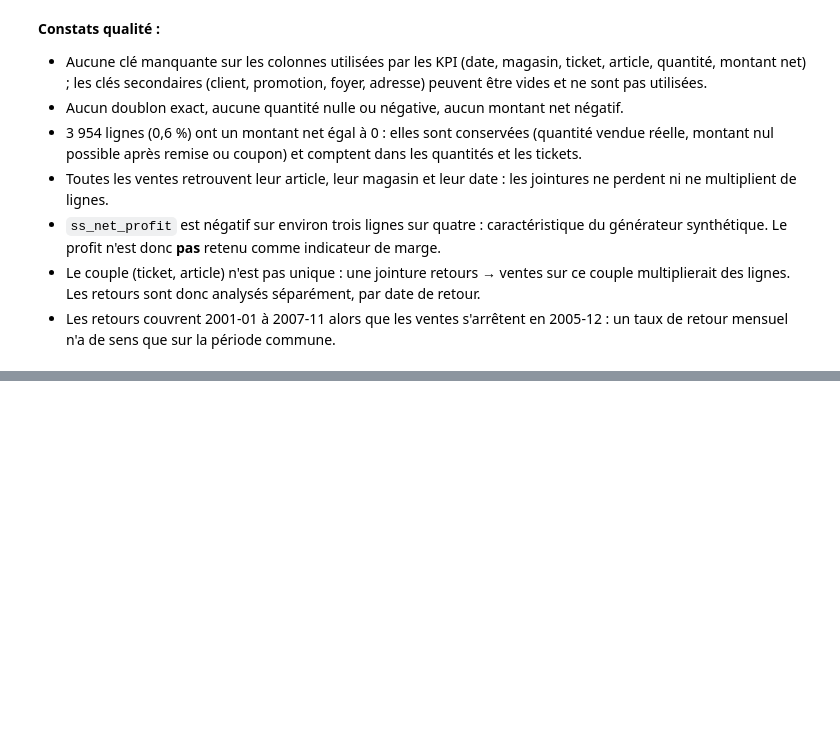
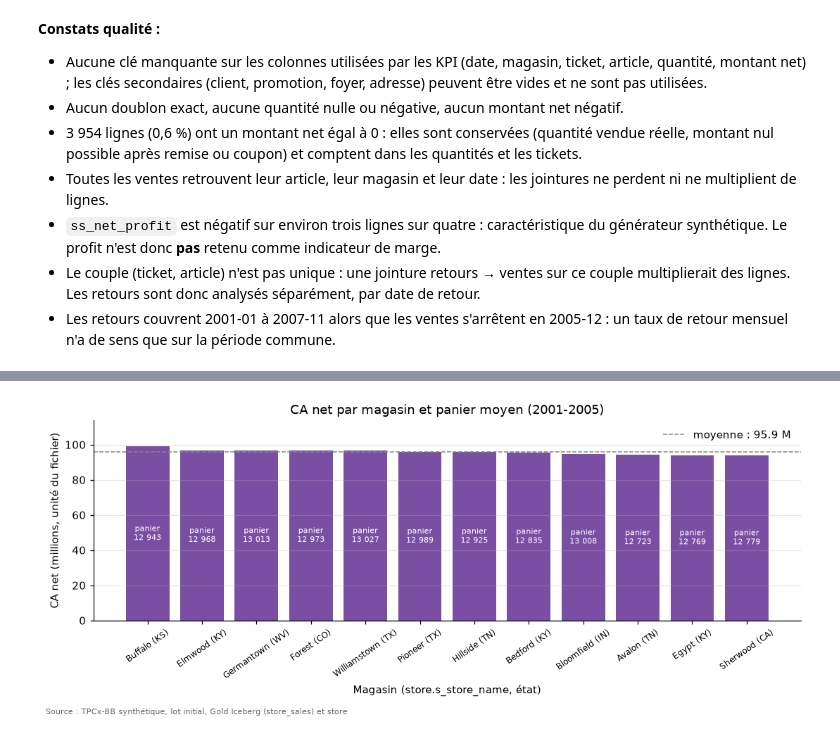
Before and after one commit to waelchaibi/tp_dw_dl, a Jupyter notebook: notebooks/TP4_Retail_Intelligence.ipynb, the cells around one changed output, grey strips where cells are left out. Cells and saved outputs as stored; diff of their text form; code cells hidden in the pictures; blank space fills up the shorter version.

```diff
--- a/notebooks/TP4_Retail_Intelligence.ipynb
+++ b/notebooks/TP4_Retail_Intelligence.ipynb
@@ -492,0 +794,18 @@ Au minimum **2 constats**. Rappel : corrélation ≠ causalité ; les données T
+# %%
+mag = (
+    gold_mensuel.groupBy("s_store_sk", "s_store_name", "s_state")
+    .agg(F.sum("ca_net").alias("ca_net"), F.sum("nb_tickets").alias("tickets"), F.sum("quantite").alias("quantite"))
+    .toPandas()
+)
+ret = (
+    gold_retours.filter(F.col("mois") <= FIN[:7]).groupBy("sr_store_sk")
+    .agg(F.sum("quantite_retournee").alias("quantite_retournee")).toPandas()
+)
+mag = mag.merge(ret, left_on="s_store_sk", right_on="sr_store_sk", how="left").drop(columns="sr_store_sk")
+mag["ca_net"] = mag["ca_net"].astype(float)
+mag["panier_moyen"] = (mag["ca_net"] / mag["tickets"]).round(2)
+mag["part_ca_pct"] = (100 * mag["ca_net"] / mag["ca_net"].sum()).round(2)
+mag["taux_retour_pct"] = (100 * mag["quantite_retournee"] / mag["quantite"]).round(2)
+mag = mag.sort_values("ca_net", ascending=False).reset_index(drop=True)
+mag.to_csv(RES / "co01_comparaison_magasins.csv", index=False)
+mag
@@ -492,0 +826,22 @@ Au minimum **2 constats**. Rappel : corrélation ≠ causalité ; les données T
+# %%
+d = mag.sort_values("ca_net", ascending=False)
+fig, ax = plt.subplots(figsize=(10, 4.2))
+lib = d["s_store_name"] + " (" + d["s_state"] + ")"
+ax.bar(lib, d["ca_net"] / 1e6, color="#7a4fa3")
+moy = d["ca_net"].mean() / 1e6
+ax.axhline(moy, color="#888", ls="--", lw=1, label=f"moyenne : {moy:.1f} M")
+for i, (v, pm) in enumerate(zip(d["ca_net"] / 1e6, d["panier_moyen"])):
+    ax.text(i, v / 2, f"panier\n{pm:,.0f}".replace(",", " "), ha="center", va="center", fontsize=7, color="white")
+ax.set_title("CA net par magasin et panier moyen (2001-2005)")
+ax.set_xlabel("Magasin (store.s_store_name, état)")
+ax.set_ylabel("CA net (millions, unité du fichier)")
+ax.set_ylim(0, d["ca_net"].max() / 1e6 * 1.15)
+ax.tick_params(axis="x", rotation=35, labelsize=8)
+ax.grid(axis="x", visible=False)
+ax.legend(frameon=False, loc="upper right", ncols=1)
+fig.text(0.01, 0.01, SOURCE + " et store", fontsize=7, color="#666")
+fig.tight_layout(rect=(0, 0.03, 1, 1))
+fig.savefig(VIZ / "visualisation_3_magasins.png")
+plt.show()
+# %% [output]
+[figure, added]
```
Also changed, not shown: parts of 86 cells of this notebook, 21 other files.
